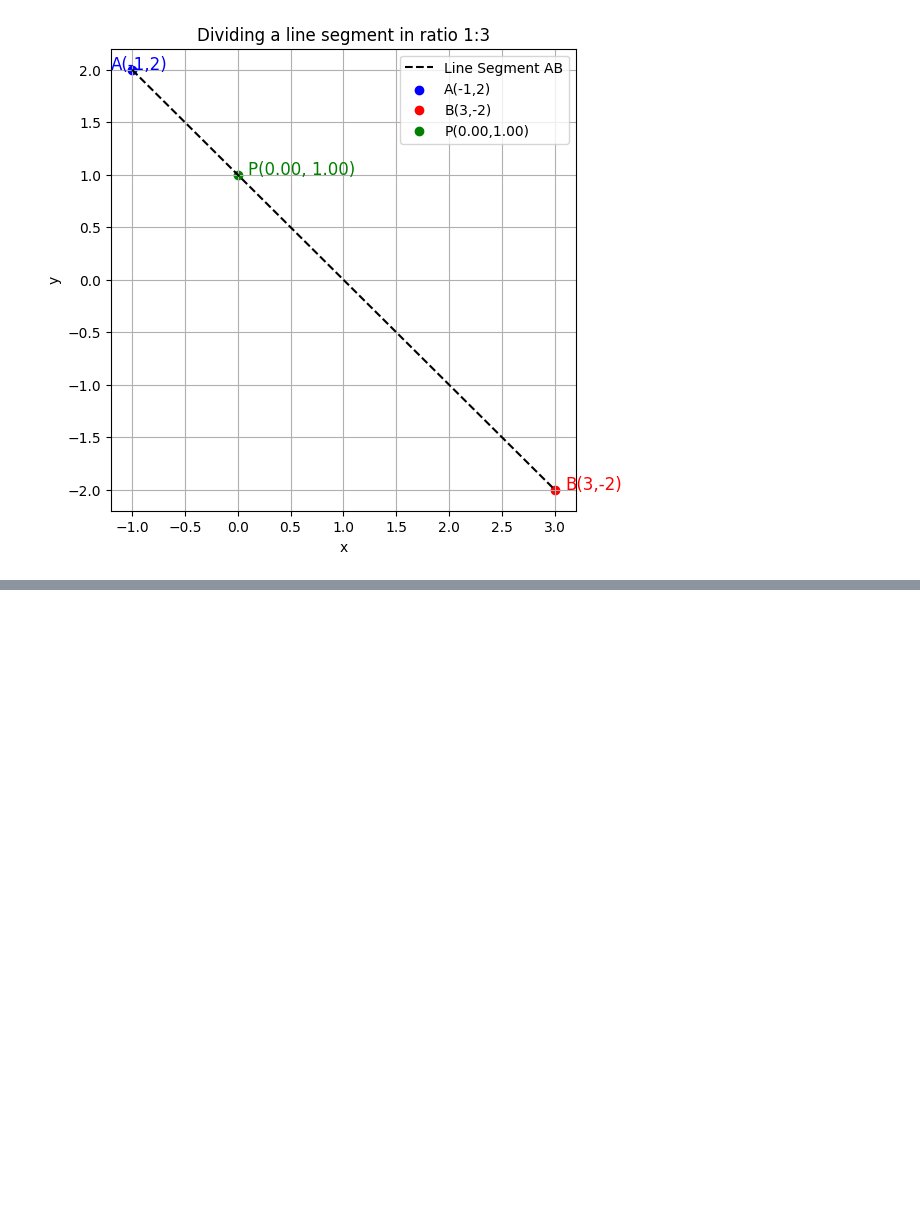
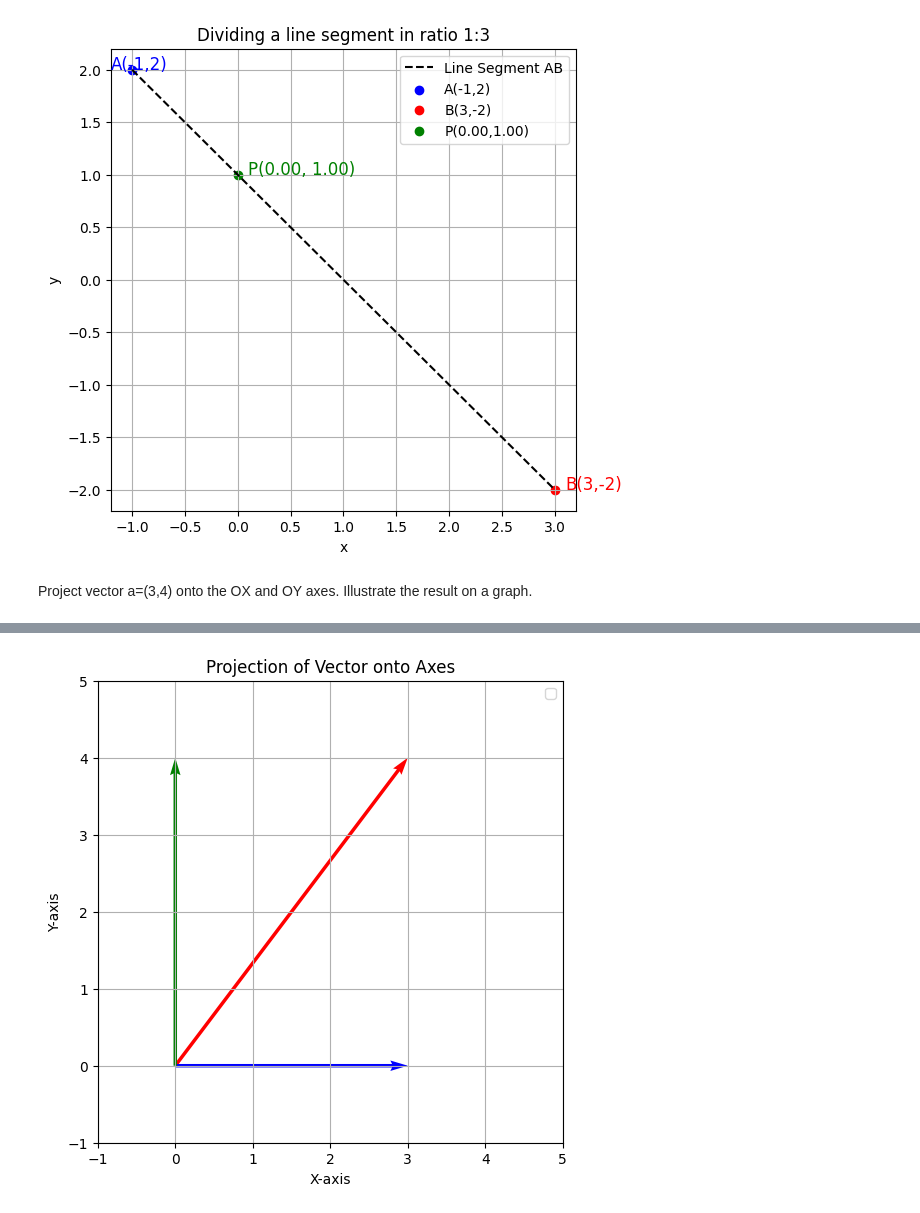
Before and after one commit to codepro33/Math-2024-25-Winter, a Jupyter notebook: Notebooks_EN/01_Linear_Algebra/03_Vectors/LA_Vectors_projections.ipynb, the cells around one changed output, grey strips where cells are left out. Cells and saved outputs as stored; diff of their text form; code cells hidden in the pictures; blank space fills up the shorter version.

```diff
--- a/Notebooks_EN/01_Linear_Algebra/03_Vectors/LA_Vectors_projections.ipynb
+++ b/Notebooks_EN/01_Linear_Algebra/03_Vectors/LA_Vectors_projections.ipynb
@@ -135,3 +135,5 @@ plt.legend()
 plt.show()
 # %% [output]
 [figure]
+# %% [markdown]
+Project vector  a=(3,4)  onto the  OX  and  OY  axes. Illustrate the result on a graph.
@@ -137,0 +143,17 @@ plt.show()
+# %%
+import matplotlib.pyplot as plt
+a_i=3
+a_j=4
+plt.figure(figsize=(6,6))
+plt.quiver(0,0,3,4, angles='xy', scale_units='xy', scale=1, color='r')
+plt.quiver(0,0,a_i,0, angles='xy', scale_units='xy', scale=1, color='b')
+plt.quiver(0,0,0,a_j, angles='xy', scale_units='xy', scale=1, color='g')
+plt.xlim(-1,5)
+plt.ylim(-1,5)
+plt.xlabel('X-axis')
+plt.ylabel('Y-axis')
+plt.grid(True)
+plt.legend()
+plt.title('Projection of Vector onto Axes')
+plt.show()
+# %% [output]
@@ -137,0 +161 @@ plt.show()
+[figure, added]
```
Also changed, not shown: parts of 8 cells of this notebook.
